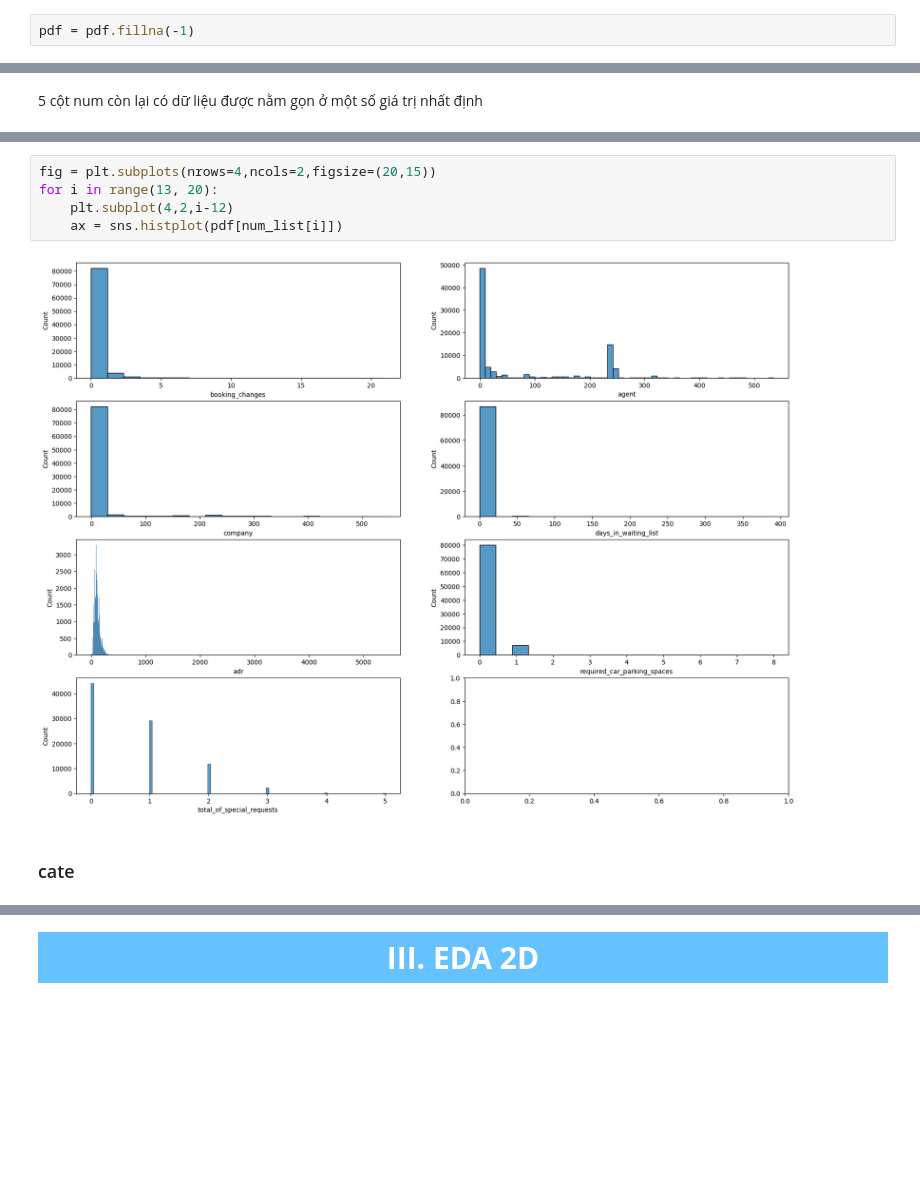
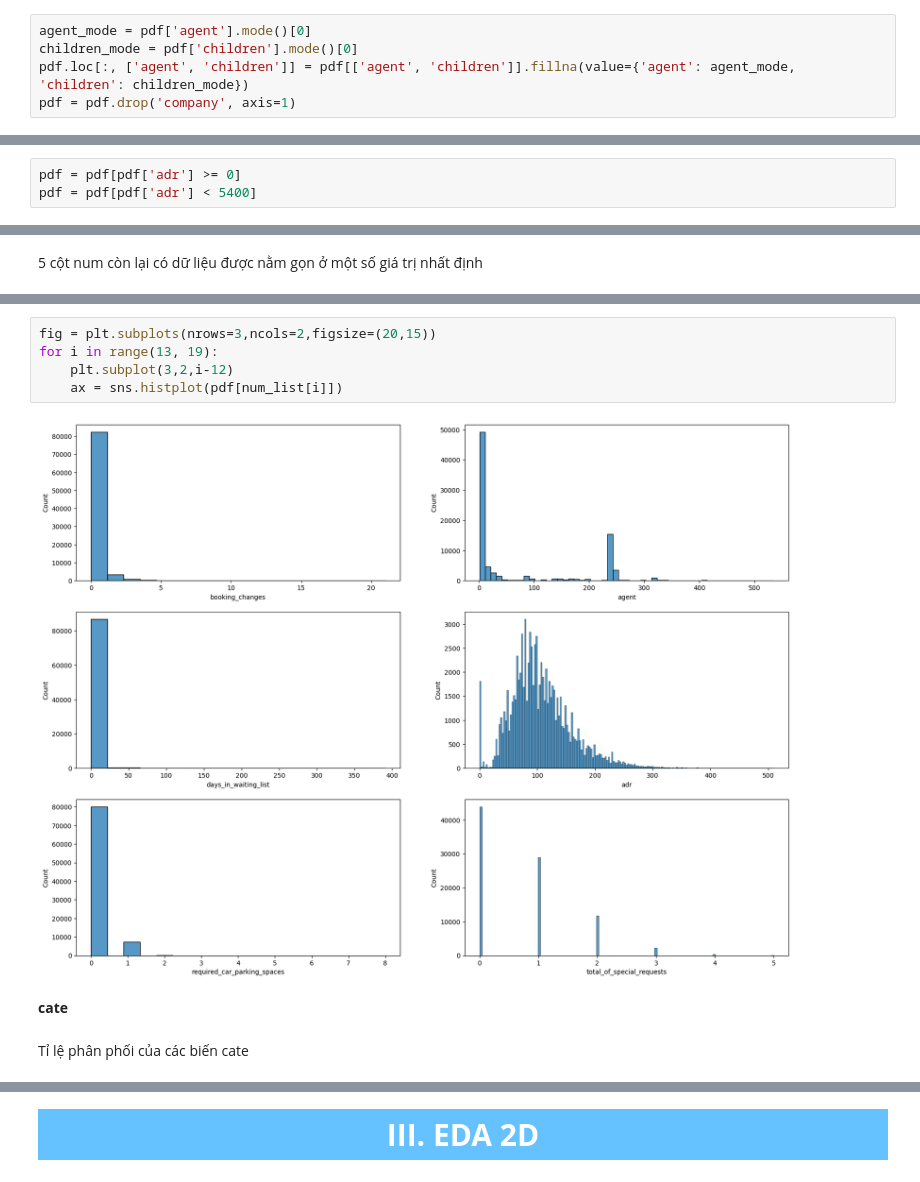
Before and after one commit to phongan1x5/DataVis_Project-Lab, a Jupyter notebook: Teacher_sample/MyHotel.ipynb, the cells around one changed output, grey strips where cells are left out. Drawn from its saved outputs; the diff is of its cells as text; blank space fills up the shorter version.

```diff
--- a/Teacher_sample/MyHotel.ipynb
+++ b/Teacher_sample/MyHotel.ipynb
@@ -101,4 +104,7 @@ pdf = pdf.drop_duplicates()
 # %% [markdown]
 ### 6. Fill missing rate.
 # %%
-pdf = pdf.fillna(-1)
+agent_mode = pdf['agent'].mode()[0]
+children_mode = pdf['children'].mode()[0]
+pdf.loc[:, ['agent', 'children']] = pdf[['agent', 'children']].fillna(value={'agent': agent_mode, 'children': children_mode})
+pdf = pdf.drop('company', axis=1)
@@ -187,6 +195,9 @@ min          0.000000
 99%          3.000000
 max          5.000000
 Name: total_of_special_requests, dtype: float64
+# %%
+pdf = pdf[pdf['adr'] >= 0]
+pdf = pdf[pdf['adr'] < 5400]
 # %% [markdown]
 ### 3. Phân tích phân phối đối biến num
 # %% [markdown]
@@ -216,9 +227,11 @@ for i in range(7, 13):
 # %%
-fig = plt.subplots(nrows=4,ncols=2,figsize=(20,15))
-for i in range(13, 20):
-    plt.subplot(4,2,i-12)
+fig = plt.subplots(nrows=3,ncols=2,figsize=(20,15))
+for i in range(13, 19):
+    plt.subplot(3,2,i-12)
     ax = sns.histplot(pdf[num_list[i]])
 # %% [output]
-[figure, old version]
+[figure, new version]
 # %% [markdown]
-### cate
+**cate**
+# %% [markdown]
+Tỉ lệ phân phối của các biến cate
```
Also changed, not shown: parts of 52 cells of this notebook.
